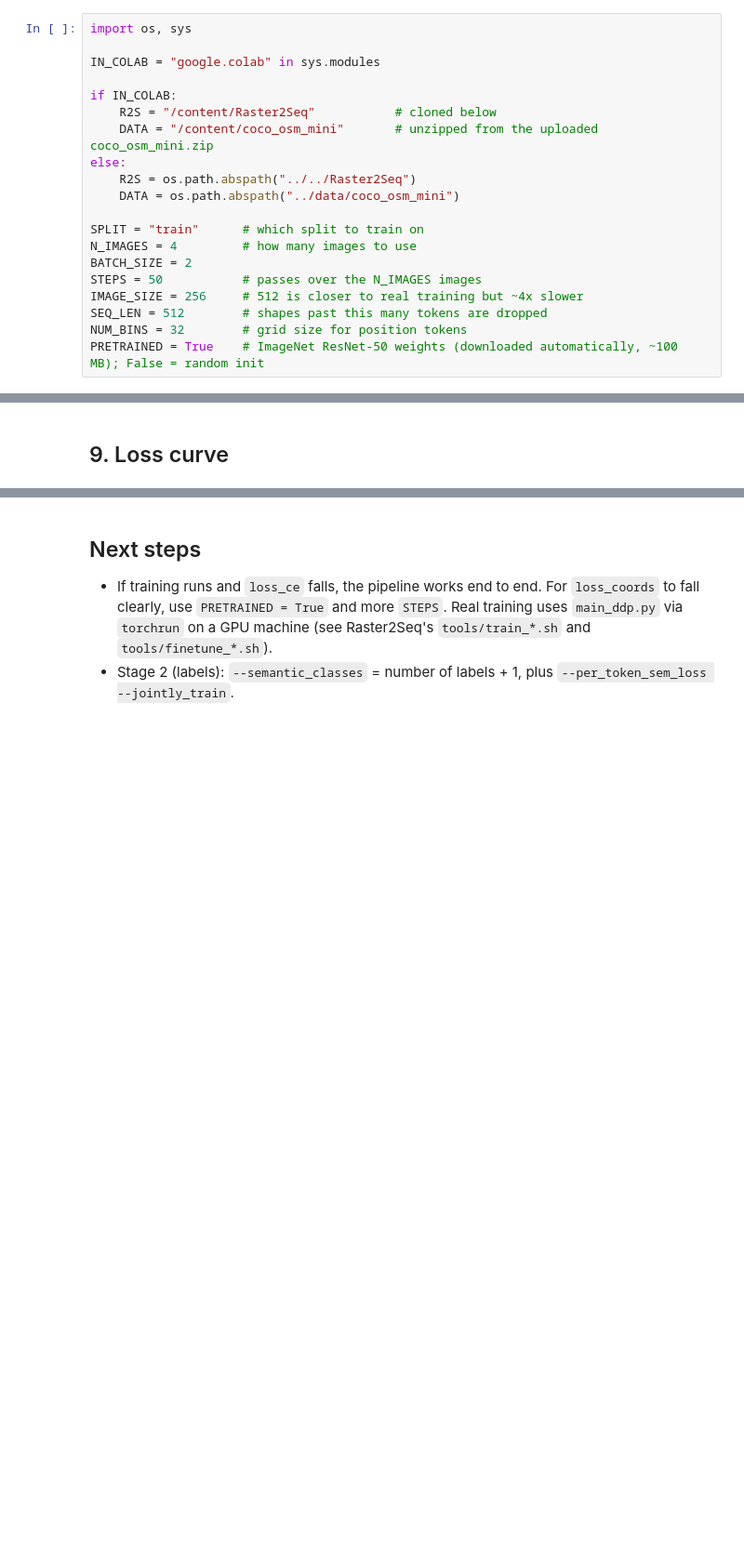
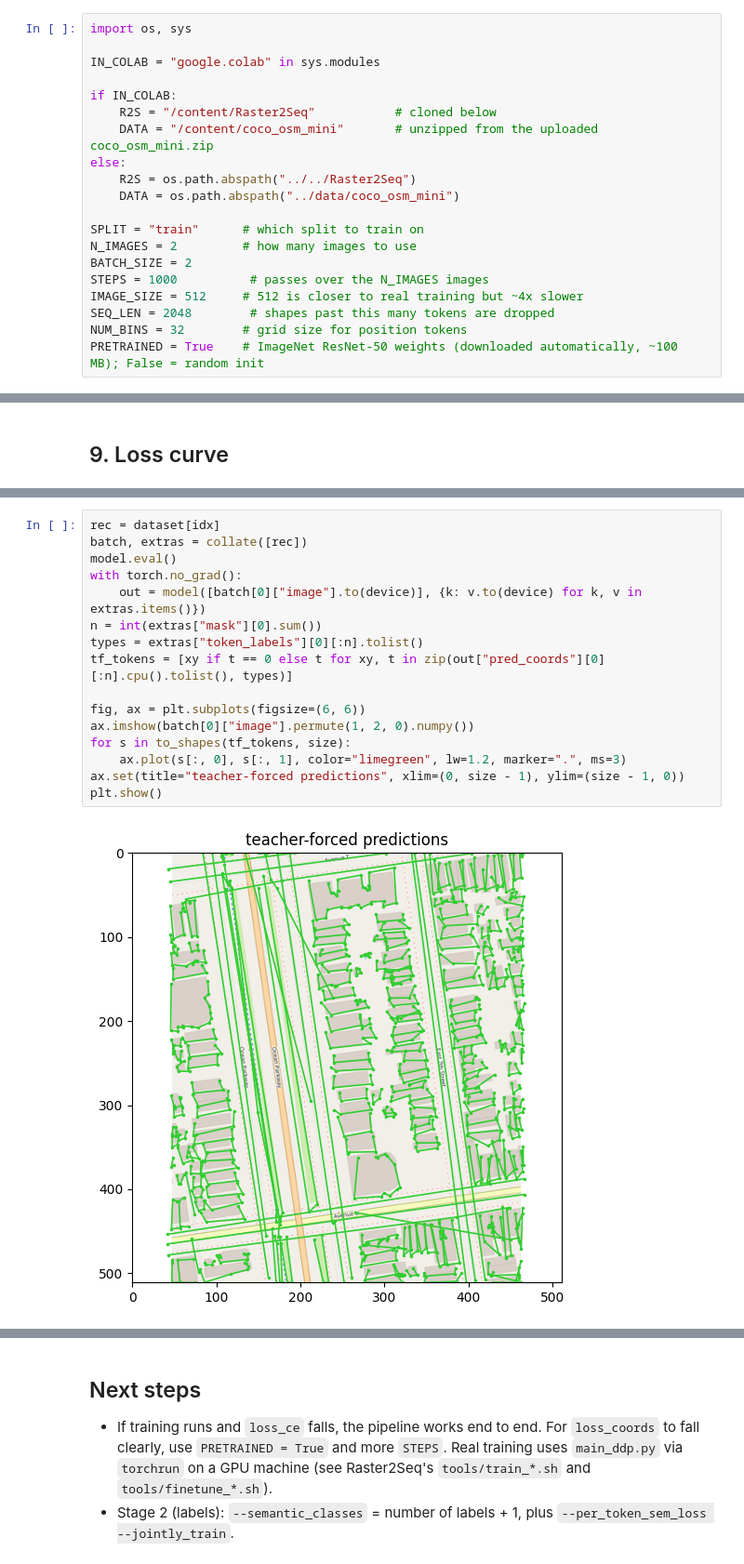
Before and after one commit to minsung-kim-dev/Vectorizing-Raster-Maps, a Jupyter notebook: notebooks/raster2seq_smoke_test.ipynb, the cells around one changed output, grey strips where cells are left out. Shown at 93% size. Drawn from its saved outputs; the diff is of its cells as text; blank space fills up the shorter version.

```diff
--- a/notebooks/raster2seq_smoke_test.ipynb
+++ b/notebooks/raster2seq_smoke_test.ipynb
@@ -28,11 +28,11 @@ else:
     DATA = os.path.abspath("../data/coco_osm_mini")
 
 SPLIT = "train"      # which split to train on
-N_IMAGES = 4         # how many images to use
+N_IMAGES = 2         # how many images to use
 BATCH_SIZE = 2
-STEPS = 50           # passes over the N_IMAGES images
-IMAGE_SIZE = 256     # 512 is closer to real training but ~4x slower
-SEQ_LEN = 512        # shapes past this many tokens are dropped
+STEPS = 1000          # passes over the N_IMAGES images
+IMAGE_SIZE = 512     # 512 is closer to real training but ~4x slower
+SEQ_LEN = 2048        # shapes past this many tokens are dropped
 NUM_BINS = 32        # grid size for position tokens
 PRETRAINED = True    # ImageNet ResNet-50 weights (downloaded automatically, ~100 MB); False = random init
 # %% [markdown]
@@ -194,0 +309,18 @@ plt.show()
+# %%
+rec = dataset[idx]
+batch, extras = collate([rec])
+model.eval()
+with torch.no_grad():
+    out = model([batch[0]["image"].to(device)], {k: v.to(device) for k, v in extras.items()})
+n = int(extras["mask"][0].sum())
+types = extras["token_labels"][0][:n].tolist()
+tf_tokens = [xy if t == 0 else t for xy, t in zip(out["pred_coords"][0][:n].cpu().tolist(), types)]
+
+fig, ax = plt.subplots(figsize=(6, 6))
+ax.imshow(batch[0]["image"].permute(1, 2, 0).numpy())
+for s in to_shapes(tf_tokens, size):
+    ax.plot(s[:, 0], s[:, 1], color="limegreen", lw=1.2, marker=".", ms=3)
+ax.set(title="teacher-forced predictions", xlim=(0, size - 1), ylim=(size - 1, 0))
+plt.show()
+# %% [output]
+[figure, added]
```
Also changed, not shown: parts of 22 cells of this notebook, 2 other files.
